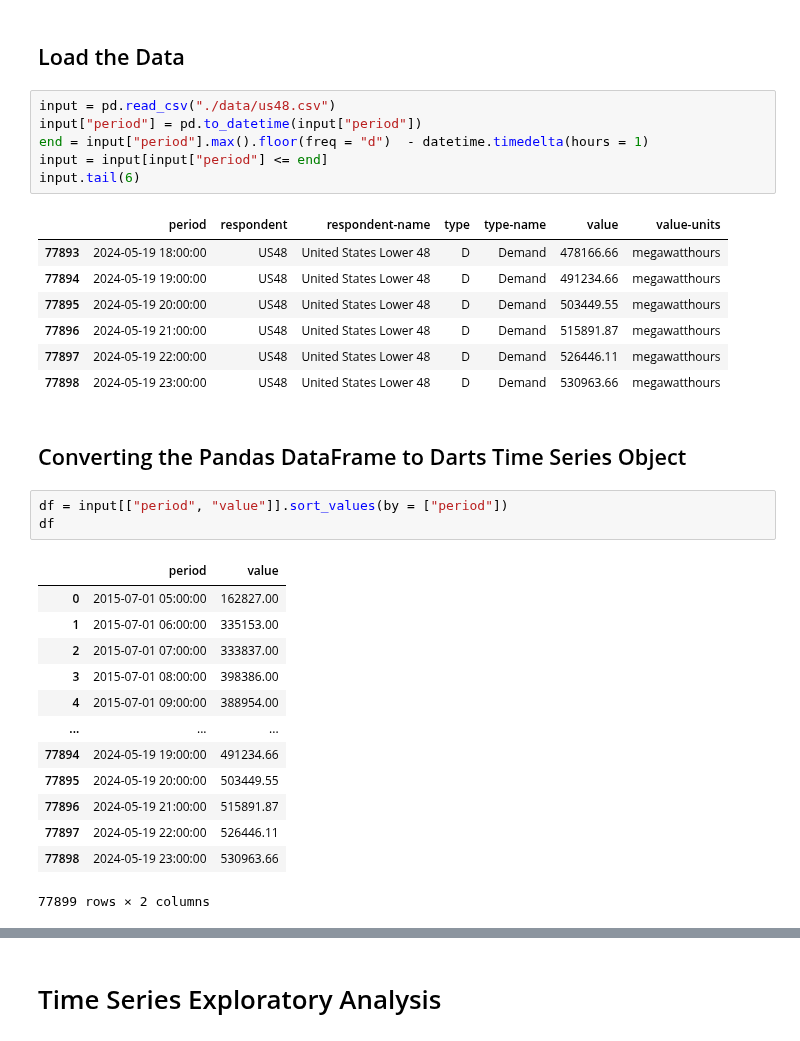
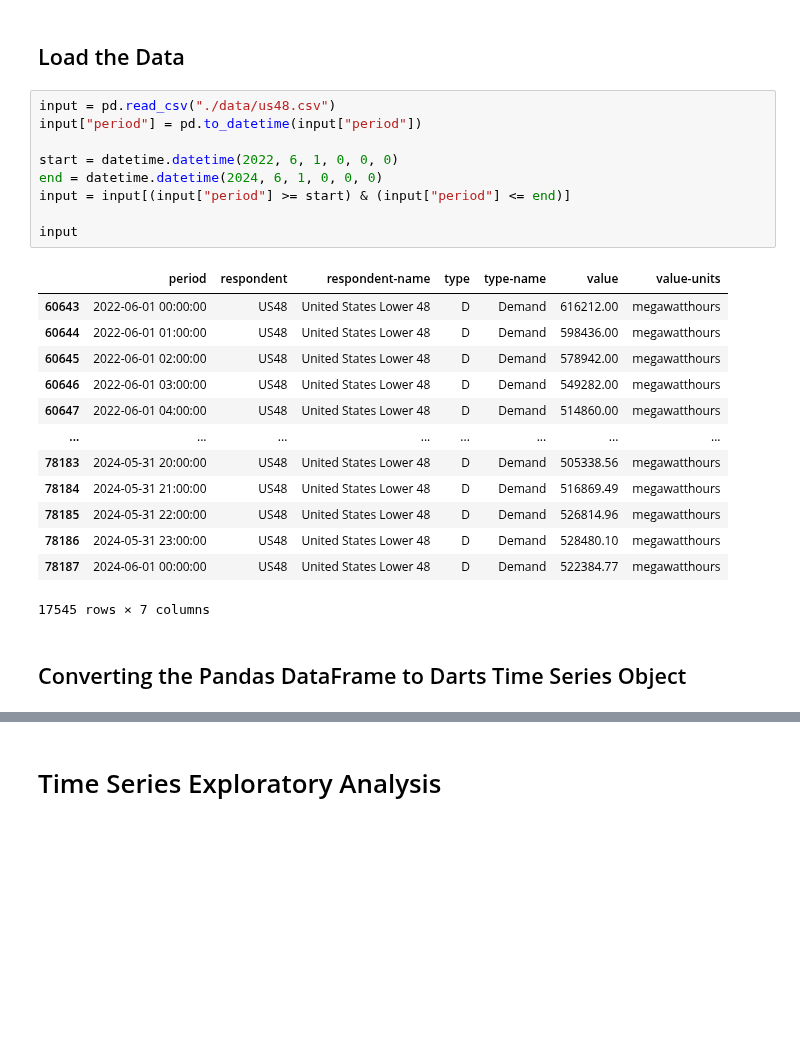
Before and after one commit to RamiKrispin/eia-poc, a Jupyter notebook: darts_prototype_core.ipynb, the cells around one changed output, grey strips where cells are left out. Saved outputs shown, nothing was run; the diff lists cells and outputs as text; blank space fills up the shorter version.

```diff
--- a/darts_prototype_core.ipynb
+++ b/darts_prototype_core.ipynb
@@ -15,34 +15,26 @@ from darts.metrics import mape
 # %%
 input = pd.read_csv("./data/us48.csv")
 input["period"] = pd.to_datetime(input["period"])
-end = input["period"].max().floor(freq = "d")  - datetime.timedelta(hours = 1)
-input = input[input["period"] <= end]
-input.tail(6)
+
+start = datetime.datetime(2022, 6, 1, 0, 0, 0)
+end = datetime.datetime(2024, 6, 1, 0, 0, 0)
+input = input[(input["period"] >= start) & (input["period"] <= end)]
+
+input
 # %% [output]
 |  | period | respondent | respondent-name | type | type-name | value | value-units |
-| 77893 | 2024-05-19 18:00:00 | US48 | United States Lower 48 | D | Demand | 478166.66 | megawatthours |
-| 77894 | 2024-05-19 19:00:00 | US48 | United States Lower 48 | D | Demand | 491234.66 | megawatthours |
-| 77895 | 2024-05-19 20:00:00 | US48 | United States Lower 48 | D | Demand | 503449.55 | megawatthours |
-| 77896 | 2024-05-19 21:00:00 | US48 | United States Lower 48 | D | Demand | 515891.87 | megawatthours |
-| 77897 | 2024-05-19 22:00:00 | US48 | United States Lower 48 | D | Demand | 526446.11 | megawatthours |
-| 77898 | 2024-05-19 23:00:00 | US48 | United States Lower 48 | D | Demand | 530963.66 | megawatthours |
+| 60643 | 2022-06-01 00:00:00 | US48 | United States Lower 48 | D | Demand | 616212.00 | megawatthours |
+| 60644 | 2022-06-01 01:00:00 | US48 | United States Lower 48 | D | Demand | 598436.00 | megawatthours |
+| 60645 | 2022-06-01 02:00:00 | US48 | United States Lower 48 | D | Demand | 578942.00 | megawatthours |
+| 60646 | 2022-06-01 03:00:00 | US48 | United States Lower 48 | D | Demand | 549282.00 | megawatthours |
+| 60647 | 2022-06-01 04:00:00 | US48 | United States Lower 48 | D | Demand | 514860.00 | megawatthours |
+| ... | ... | ... | ... | ... | ... | ... | ... |
+| 78183 | 2024-05-31 20:00:00 | US48 | United States Lower 48 | D | Demand | 505338.56 | megawatthours |
+| 78184 | 2024-05-31 21:00:00 | US48 | United States Lower 48 | D | Demand | 516869.49 | megawatthours |
+| 78185 | 2024-05-31 22:00:00 | US48 | United States Lower 48 | D | Demand | 526814.96 | megawatthours |
+| 78186 | 2024-05-31 23:00:00 | US48 | United States Lower 48 | D | Demand | 528480.10 | megawatthours |
+| 78187 | 2024-06-01 00:00:00 | US48 | United States Lower 48 | D | Demand | 522384.77 | megawatthours |
+17545 rows × 7 columns
 # %% [markdown]
 ## Converting the Pandas DataFrame to Darts Time Series Object
-# %%
-df = input[["period", "value"]].sort_values(by = ["period"])
-df
-# %% [output]
-|  | period | value |
-| 0 | 2015-07-01 05:00:00 | 162827.00 |
-| 1 | 2015-07-01 06:00:00 | 335153.00 |
-| 2 | 2015-07-01 07:00:00 | 333837.00 |
-| 3 | 2015-07-01 08:00:00 | 398386.00 |
-| 4 | 2015-07-01 09:00:00 | 388954.00 |
-| ... | ... | ... |
-| 77894 | 2024-05-19 19:00:00 | 491234.66 |
-| 77895 | 2024-05-19 20:00:00 | 503449.55 |
-| 77896 | 2024-05-19 21:00:00 | 515891.87 |
-| 77897 | 2024-05-19 22:00:00 | 526446.11 |
-| 77898 | 2024-05-19 23:00:00 | 530963.66 |
-77899 rows × 2 columns
 # %%
```
Also changed, not shown: parts of 8 cells of this notebook.
